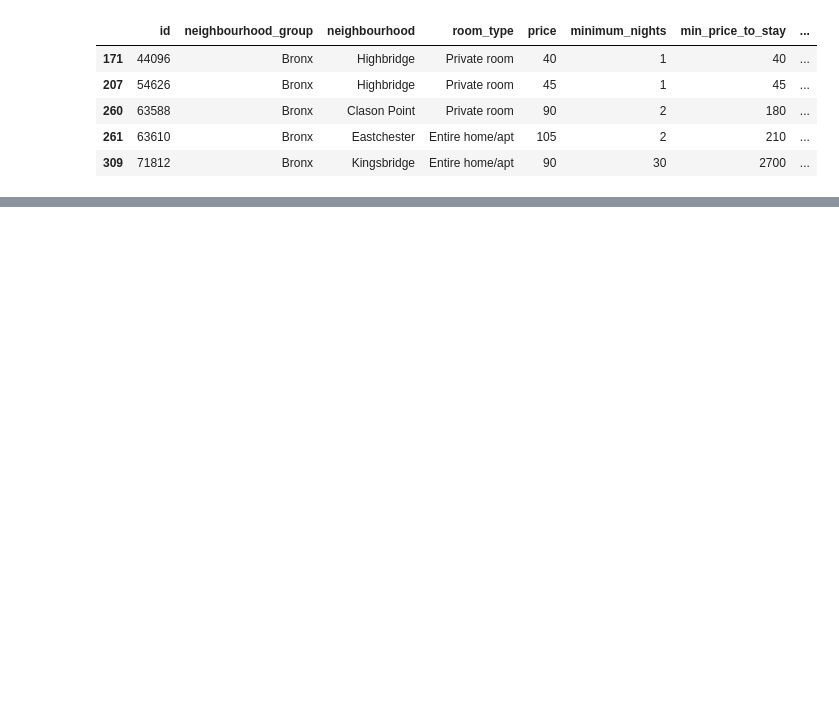
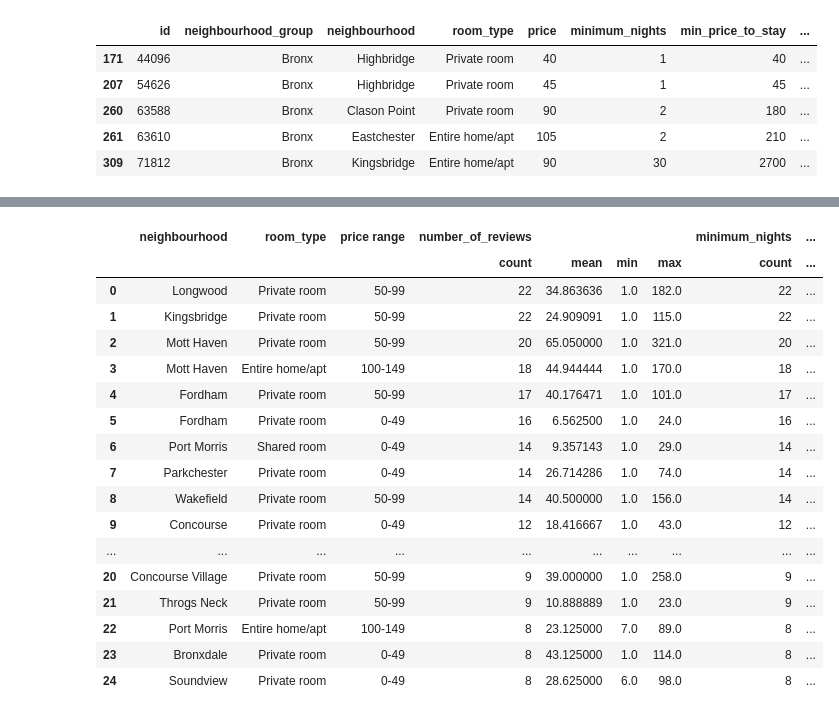
Before and after one commit to alexturkmen/Airbnb-New-York-Renterpreneurs, a Jupyter notebook: Bronx.ipynb, the cells around one changed output, grey strips where cells are left out. Cells and saved outputs as stored; diff of their text form; code cells hidden in the pictures; blank space fills up the shorter version.

```diff
--- a/Bronx.ipynb
+++ b/Bronx.ipynb
@@ -244,0 +235,36 @@ dtype: float64
+# %%
+# take the top 25 neighbourhoods
+neighbourhoods_by_price = bronx_neighbourhoods.head(25)
+
+neighbourhoods_by_price = neighbourhoods_by_price.reset_index()
+
+worth_per_stay = []
+
+for i in range(len(neighbourhoods_by_price)):
+    if neighbourhoods_by_price['room_type'][i] == 'Private room':
+        # if it the listing is a private room, we will assume that there are two rooms available to list
+        worth_per_stay.append(neighbourhoods_by_price.loc[:, ('min_price_to_stay', 'mean')][i]*2)
+    else:
+        worth_per_stay.append(neighbourhoods_by_price.loc[:, ('min_price_to_stay', 'mean')][i])
+
+neighbourhoods_by_price['worth_per_stay'] = worth_per_stay
+neighbourhoods_by_price
+# %% [output]
+|  | neighbourhood | room_type | price range | number_of_reviews |  |  |  | minimum_nights | ... |
+|  |  |  |  | count | mean | min | max | count | ... |
+| 0 | Longwood | Private room | 50-99 | 22 | 34.863636 | 1.0 | 182.0 | 22 | ... |
+| 1 | Kingsbridge | Private room | 50-99 | 22 | 24.909091 | 1.0 | 115.0 | 22 | ... |
+| 2 | Mott Haven | Private room | 50-99 | 20 | 65.050000 | 1.0 | 321.0 | 20 | ... |
+| 3 | Mott Haven | Entire home/apt | 100-149 | 18 | 44.944444 | 1.0 | 170.0 | 18 | ... |
+| 4 | Fordham | Private room | 50-99 | 17 | 40.176471 | 1.0 | 101.0 | 17 | ... |
+| 5 | Fordham | Private room | 0-49 | 16 | 6.562500 | 1.0 | 24.0 | 16 | ... |
+| 6 | Port Morris | Shared room | 0-49 | 14 | 9.357143 | 1.0 | 29.0 | 14 | ... |
+| 7 | Parkchester | Private room | 0-49 | 14 | 26.714286 | 1.0 | 74.0 | 14 | ... |
+| 8 | Wakefield | Private room | 50-99 | 14 | 40.500000 | 1.0 | 156.0 | 14 | ... |
+| 9 | Concourse | Private room | 0-49 | 12 | 18.416667 | 1.0 | 43.0 | 12 | ... |
+| ... | ... | ... | ... | ... | ... | ... | ... | ... | ... |
+| 20 | Concourse Village | Private room | 50-99 | 9 | 39.000000 | 1.0 | 258.0 | 9 | ... |
+| 21 | Throgs Neck | Private room | 50-99 | 9 | 10.888889 | 1.0 | 23.0 | 9 | ... |
+| 22 | Port Morris | Entire home/apt | 100-149 | 8 | 23.125000 | 7.0 | 89.0 | 8 | ... |
+| 23 | Bronxdale | Private room | 0-49 | 8 | 43.125000 | 1.0 | 114.0 | 8 | ... |
+| 24 | Soundview | Private room | 0-49 | 8 | 28.625000 | 6.0 | 98.0 | 8 | ... |
```
Also changed, not shown: parts of 24 cells of this notebook.
